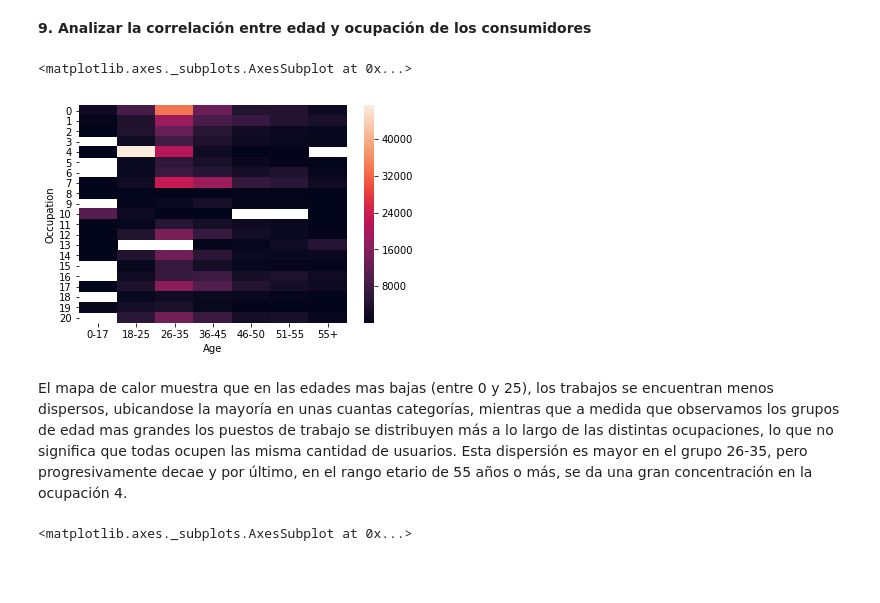
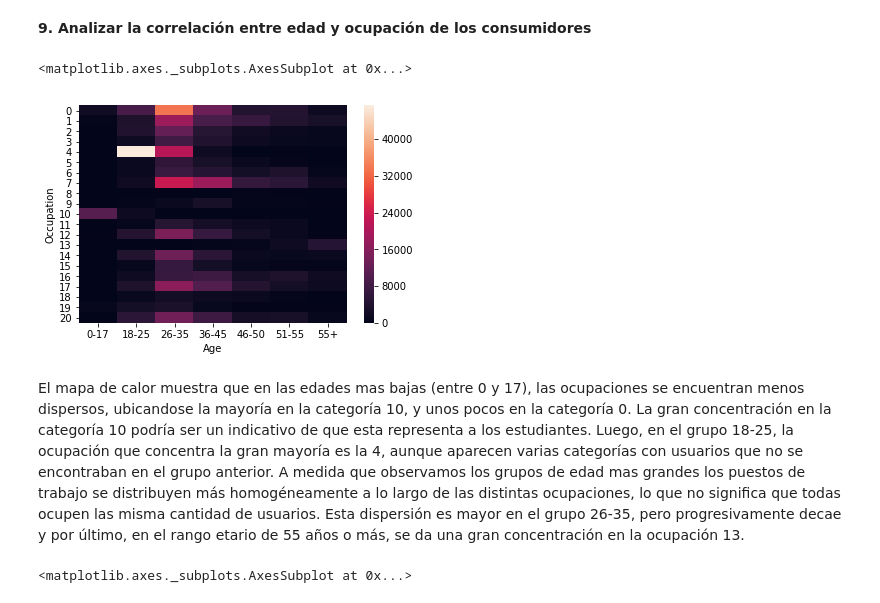
Before and after one commit to valenmongi/Mentoria-DiploDatos, a Jupyter notebook: 00_first_data_exploration_1.ipynb, the cells around one changed output. Saved outputs shown, nothing was run; the diff lists cells and outputs as text; code cells hidden in the pictures; blank space fills up the shorter version.

```diff
--- a/00_first_data_exploration_1.ipynb
+++ b/00_first_data_exploration_1.ipynb
@@ -657,12 +661,12 @@ En cuanto a la ciudad "A" se observa que el % de ordenes supera levemente al % d
 # %%
 age_occ=pd.pivot_table(dataset[["Age","Occupation"]], index='Occupation', columns='Age',aggfunc=len)
 # %%
-seaborn.heatmap(age_occ)
+seaborn.heatmap(age_occ.fillna(0))
 # %% [output]
 <matplotlib.axes._subplots.AxesSubplot at 0x...>
-[figure, old version]
+[figure, new version]
 # %% [markdown]
-El mapa de calor muestra que en las edades mas bajas (entre 0 y 25), los trabajos se encuentran menos dispersos, ubicandose la mayoría en unas cuantas categorías, mientras que a medida que observamos los grupos de edad mas grandes los puestos de trabajo se distribuyen más a lo largo de las distintas ocupaciones, lo que no significa que todas ocupen las misma cantidad de usuarios. Esta dispersión es mayor en el grupo 26-35, pero progresivamente decae y por último, en el rango etario de 55 años o más, se da una gran concentración en la ocupación 4.
+El mapa de calor muestra que en las edades mas bajas (entre 0 y 17), las ocupaciones se encuentran menos dispersos, ubicandose la mayoría en la categoría 10, y unos pocos en la categoría 0. La gran concentración en la categoría 10 podría ser un indicativo de que esta representa a los estudiantes. Luego, en el grupo 18-25, la ocupación que concentra la gran mayoría es la 4, aunque aparecen varias categorías con usuarios que no se encontraban en el grupo anterior. A medida que observamos los grupos de edad mas grandes los puestos de trabajo se distribuyen más homogéneamente a lo largo de las distintas ocupaciones, lo que no significa que todas ocupen las misma cantidad de usuarios. Esta dispersión es mayor en el grupo 26-35, pero progresivamente decae y por último, en el rango etario de 55 años o más, se da una gran concentración en la ocupación 13.
 # %%
 city_occ=pd.pivot_table(dataset[["City_Category","Occupation"]], index='Occupation', columns='City_Category',aggfunc=len)
 # %%
```
Also changed, not shown: parts of 8 cells of this notebook.
